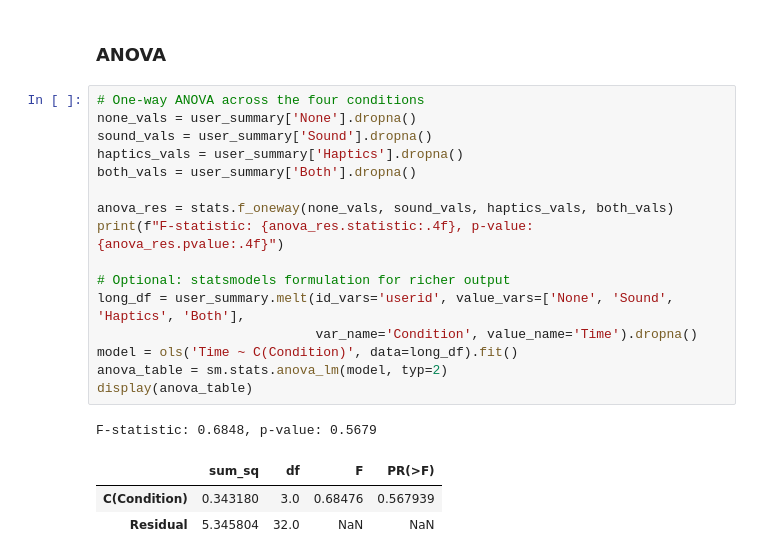
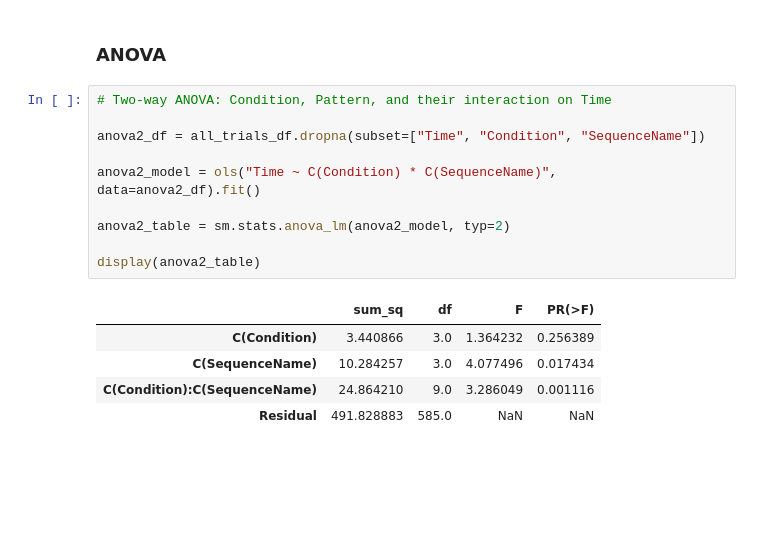
Before and after one commit to tiagoteixeira03/vr-sound-haptics, a Jupyter notebook: statistics.ipynb, the cells around one changed output. Drawn from its saved outputs; the diff is of its cells as text; blank space fills up the shorter version.

```diff
--- a/statistics.ipynb
+++ b/statistics.ipynb
@@ -176,23 +244,18 @@ Shapiro-Wilk test for user_summary['Both']: Statistic=0.9099, p-value=0.3151
 # %% [markdown]
 ### ANOVA
 # %%
-# One-way ANOVA across the four conditions
-none_vals = user_summary['None'].dropna()
-sound_vals = user_summary['Sound'].dropna()
-haptics_vals = user_summary['Haptics'].dropna()
-both_vals = user_summary['Both'].dropna()
+# Two-way ANOVA: Condition, Pattern, and their interaction on Time
 
-anova_res = stats.f_oneway(none_vals, sound_vals, haptics_vals, both_vals)
-print(f"F-statistic: {anova_res.statistic:.4f}, p-value: {anova_res.pvalue:.4f}")
+anova2_df = all_trials_df.dropna(subset=["Time", "Condition", "SequenceName"])
 
-# Optional: statsmodels formulation for richer output
-long_df = user_summary.melt(id_vars='userid', value_vars=['None', 'Sound', 'Haptics', 'Both'],
-                            var_name='Condition', value_name='Time').dropna()
-model = ols('Time ~ C(Condition)', data=long_df).fit()
-anova_table = sm.stats.anova_lm(model, typ=2)
-display(anova_table)
+anova2_model = ols("Time ~ C(Condition) * C(SequenceName)", data=anova2_df).fit()
+
+anova2_table = sm.stats.anova_lm(anova2_model, typ=2)
+
+display(anova2_table)
 # %% [output]
-F-statistic: 0.6848, p-value: 0.5679
 |  | sum_sq | df | F | PR(>F) |
-| C(Condition) | 0.343180 | 3.0 | 0.68476 | 0.567939 |
-| Residual | 5.345804 | 32.0 | NaN | NaN |
+| C(Condition) | 3.440866 | 3.0 | 1.364232 | 0.256389 |
+| C(SequenceName) | 10.284257 | 3.0 | 4.077496 | 0.017434 |
+| C(Condition):C(SequenceName) | 24.864210 | 9.0 | 3.286049 | 0.001116 |
+| Residual | 491.828883 | 585.0 | NaN | NaN |
```
Also changed, not shown: parts of 12 cells of this notebook, 2 other files.
